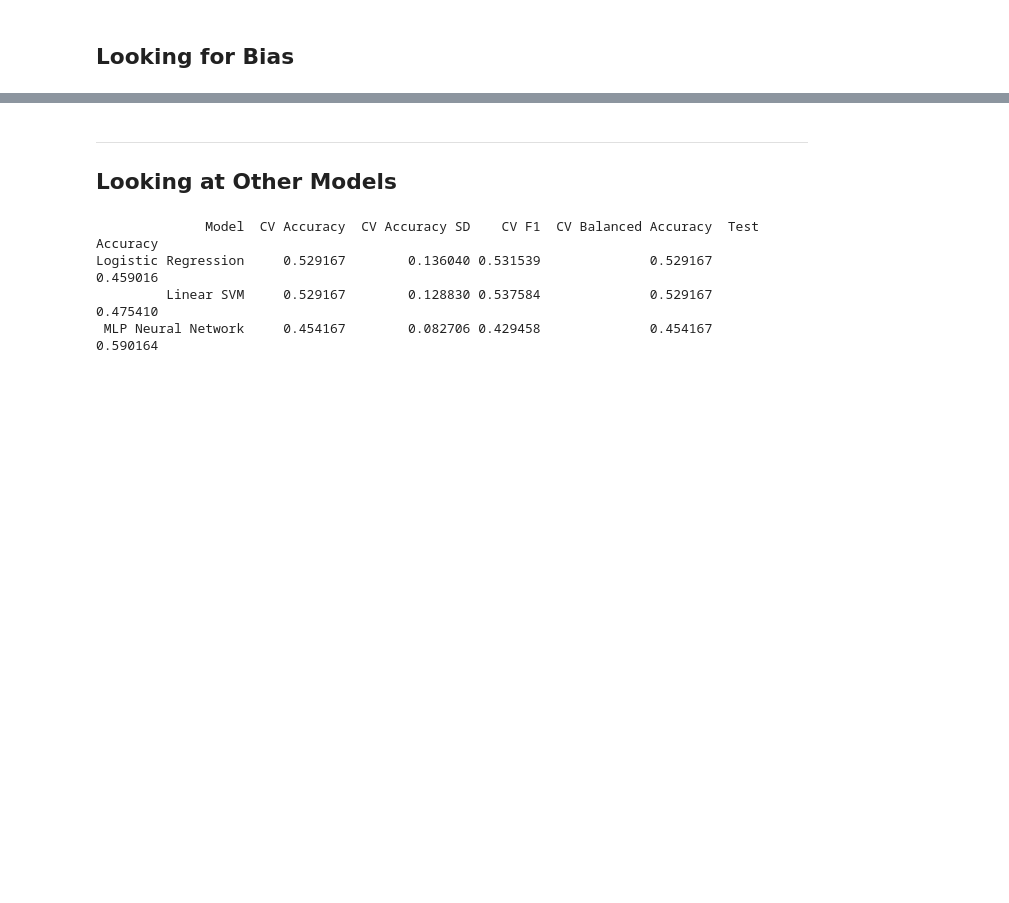
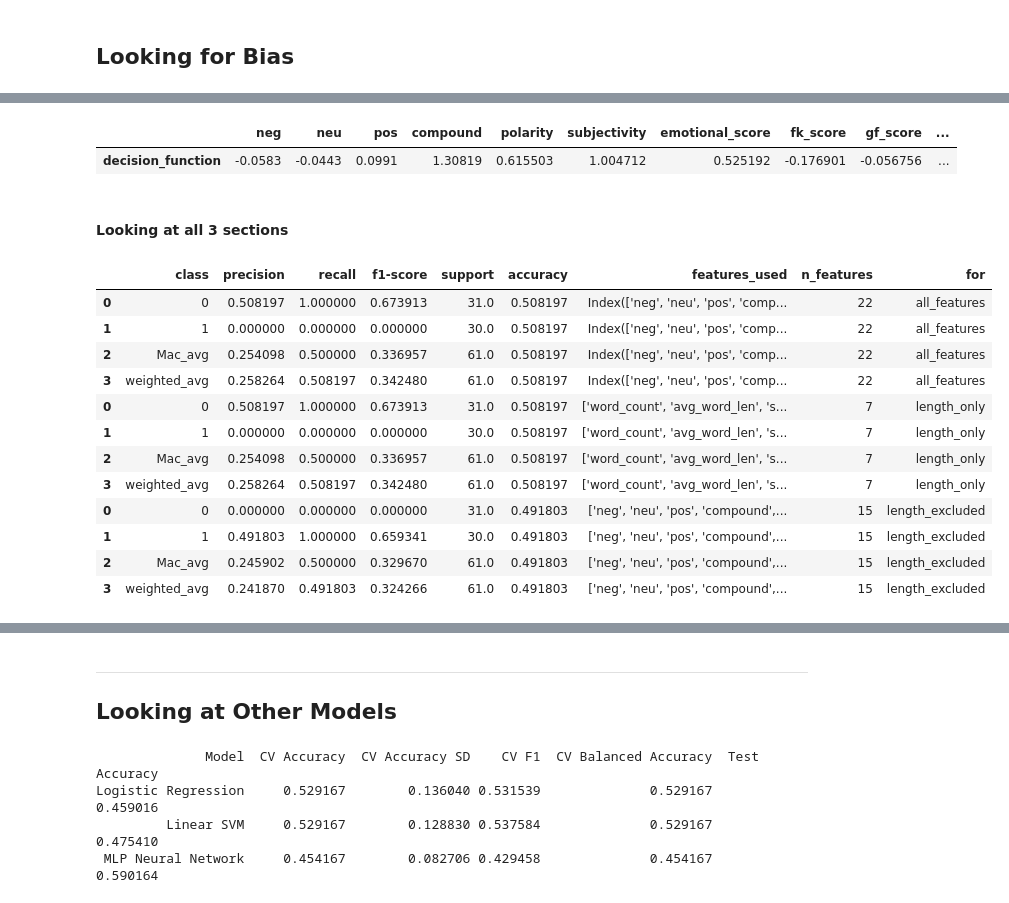
Before and after one commit to cwc09262/psalms-text-comparison, a Jupyter notebook: ml_work/modeling .ipynb, the cells around one changed output, grey strips where cells are left out. Drawn from its saved outputs; the diff is of its cells as text; code cells hidden in the pictures; blank space fills up the shorter version.

Commit message:
further perceptron investigations

```diff
--- a/ml_work/modeling .ipynb
+++ b/ml_work/modeling .ipynb
@@ -1046,0 +1080,11 @@ plt.show()
+# %%
+x_else = ['neg', 'neu', 'pos', 'compound', 'polarity', 'subjectivity',
+       'emotional_score', 'fk_score', 'gf_score', 'smog_score', 'kathisma_num',
+       'bertTopic', 'vader_category_Negative', 'vader_category_Neutral',
+       'vader_category_Positive']
+# %%
+results, ceofs, perceptron = perceptron_trial(x_else)
+# %%
+results['for'] = "length_excluded"
+# %%
+full_results = pd.concat([full_results, results])
@@ -1046,0 +1099,23 @@ plt.show()
+# %%
+ceofs
+# %% [output]
+|  | neg | neu | pos | compound | polarity | subjectivity | emotional_score | fk_score | gf_score | ... |
+| decision_function | -0.0583 | -0.0443 | 0.0991 | 1.30819 | 0.615503 | 1.004712 | 0.525192 | -0.176901 | -0.056756 | ... |
+# %% [markdown]
+#### Looking at all 3 sections
+# %%
+full_results
+# %% [output]
+|  | class | precision | recall | f1-score | support | accuracy | features_used | n_features | for |
+| 0 | 0 | 0.508197 | 1.000000 | 0.673913 | 31.0 | 0.508197 | Index(['neg', 'neu', 'pos', 'comp... | 22 | all_features |
+| 1 | 1 | 0.000000 | 0.000000 | 0.000000 | 30.0 | 0.508197 | Index(['neg', 'neu', 'pos', 'comp... | 22 | all_features |
+| 2 | Mac_avg | 0.254098 | 0.500000 | 0.336957 | 61.0 | 0.508197 | Index(['neg', 'neu', 'pos', 'comp... | 22 | all_features |
+| 3 | weighted_avg | 0.258264 | 0.508197 | 0.342480 | 61.0 | 0.508197 | Index(['neg', 'neu', 'pos', 'comp... | 22 | all_features |
+| 0 | 0 | 0.508197 | 1.000000 | 0.673913 | 31.0 | 0.508197 | ['word_count', 'avg_word_len', 's... | 7 | length_only |
+| 1 | 1 | 0.000000 | 0.000000 | 0.000000 | 30.0 | 0.508197 | ['word_count', 'avg_word_len', 's... | 7 | length_only |
+| 2 | Mac_avg | 0.254098 | 0.500000 | 0.336957 | 61.0 | 0.508197 | ['word_count', 'avg_word_len', 's... | 7 | length_only |
+| 3 | weighted_avg | 0.258264 | 0.508197 | 0.342480 | 61.0 | 0.508197 | ['word_count', 'avg_word_len', 's... | 7 | length_only |
+| 0 | 0 | 0.000000 | 0.000000 | 0.000000 | 31.0 | 0.491803 | ['neg', 'neu', 'pos', 'compound',... | 15 | length_excluded |
+| 1 | 1 | 0.491803 | 1.000000 | 0.659341 | 30.0 | 0.491803 | ['neg', 'neu', 'pos', 'compound',... | 15 | length_excluded |
+| 2 | Mac_avg | 0.245902 | 0.500000 | 0.329670 | 61.0 | 0.491803 | ['neg', 'neu', 'pos', 'compound',... | 15 | length_excluded |
+| 3 | weighted_avg | 0.241870 | 0.491803 | 0.324266 | 61.0 | 0.491803 | ['neg', 'neu', 'pos', 'compound',... | 15 | length_excluded |
```
Also changed, not shown: parts of 25 cells of this notebook.
